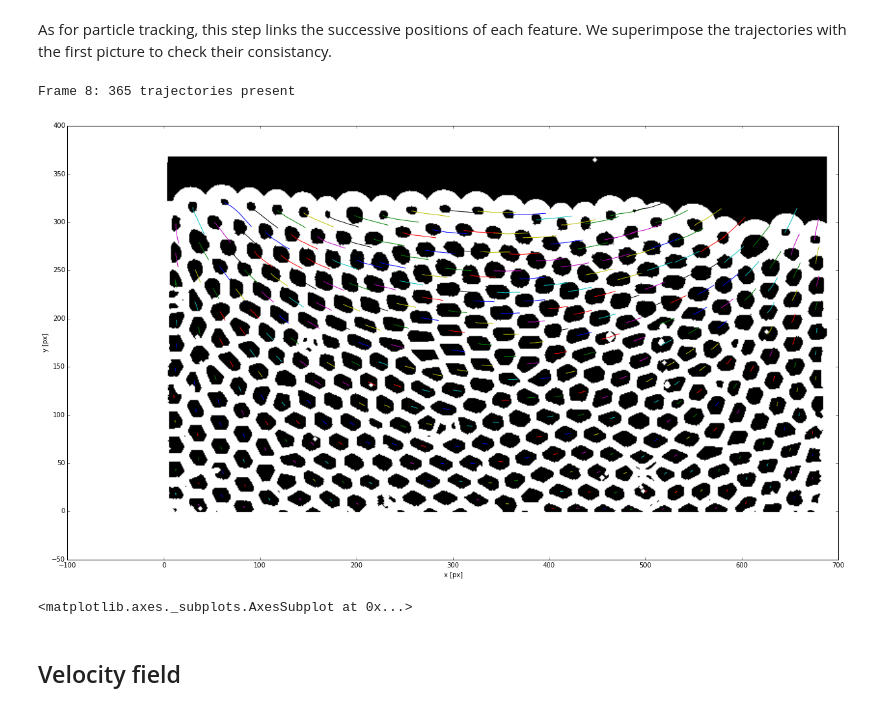
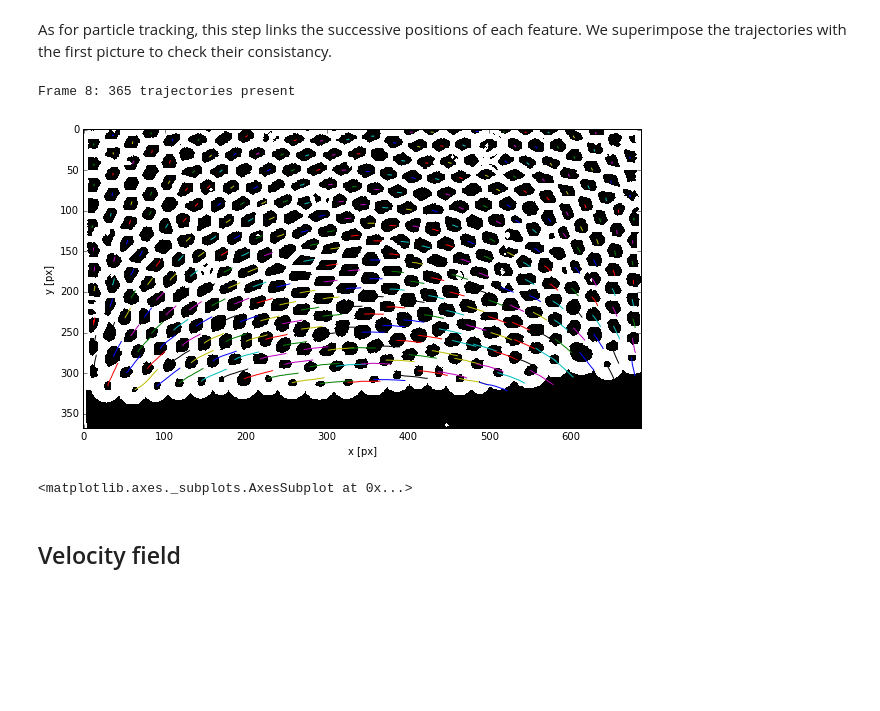
Before and after one commit to soft-matter/trackpy-examples, a Jupyter notebook: notebooks/custom-feature-detection.ipynb, the cells around one changed output. Drawn from its saved outputs; the diff is of its cells as text; code cells hidden in the pictures; blank space fills up the shorter version.

```diff
--- a/notebooks/custom-feature-detection.ipynb
+++ b/notebooks/custom-feature-detection.ipynb
@@ -12,6 +12,7 @@ In this notebook, we show that we can apply a custom method to detect the positi
 # %% [markdown]
 ## Scientific libraries
 # %%
+# change the following to %matplotlib notebook for interactive plotting
 %matplotlib inline
 
 import numpy as np
@@ -25,7 +26,7 @@ import matplotlib  as mpl
 import matplotlib.pyplot as plt
 
 # Optionally, tweak styles.
-mpl.rc('figure',  figsize=(22, 12))
+mpl.rc('figure',  figsize=(10, 6))
 mpl.rc('image', cmap='gray')
 # %%
 datapath = '../sample_data/foam'
@@ -63,7 +62,7 @@ plt.imshow(rawframes[id_example])
 The next step is to use [scikit-image](http://scikit-image.org/)[1] to make a binary image of the edge of the bubbles. It usually requires several trials before getting a successful procedure.
 # %%
 from scipy import ndimage
-from skimage import morphology, util, filter
+from skimage import morphology, util, filters
 
 
 def preprocess_foam(img):
@@ -73,7 +72,7 @@ def preprocess_foam(img):
     # Crop the pictures as for raw images.
     img = crop(img)
     # Apply thresholds
-    img = filter.threshold_adaptive(img, 300)
+    img = filters.threshold_adaptive(img, 300)
     threshold = 0.15
     idx = img > img.max() * threshold
     idx2 = img < img.max() * threshold
@@ -87,5 +86,5 @@ def preprocess_foam(img):
 
 
 frames = pims.ImageSequence(os.path.join(datapath, prefix + '*.tif'), process_func=preprocess_foam)
-plt.imshow(frames[id_example])
+plt.imshow(frames[id_example]);
 # %% [output]
@@ -160,11 +157,10 @@ As for particle tracking, this step links the successive positions of each featu
 # %%
 search_range = 11
 t = tp.link_df(features, search_range, memory=1)
-plt.imshow(img)
-tp.plot_traj(t)
+tp.plot_traj(t, superimpose=img)
 # %% [output]
 Frame 8: 365 trajectories present
-[figure, old version]
+[figure, new version]
 <matplotlib.axes._subplots.AxesSubplot at 0x...>
 # %%
 unstacked = t.set_index(['frame', 'particle']).unstack()
```
Also changed, not shown: parts of 5 cells of this notebook, 12 other files.
